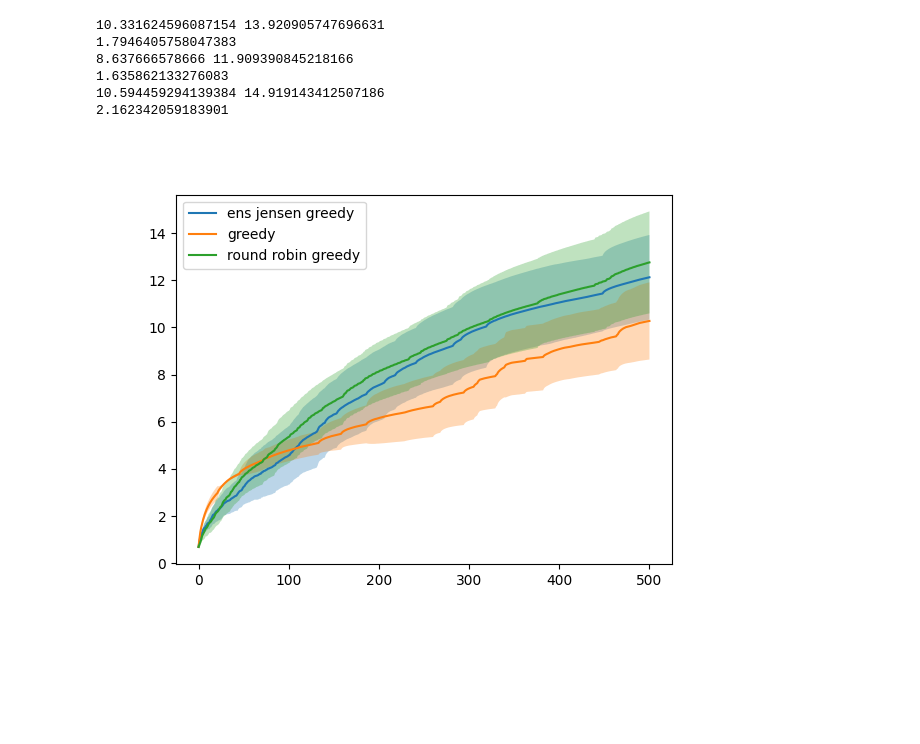
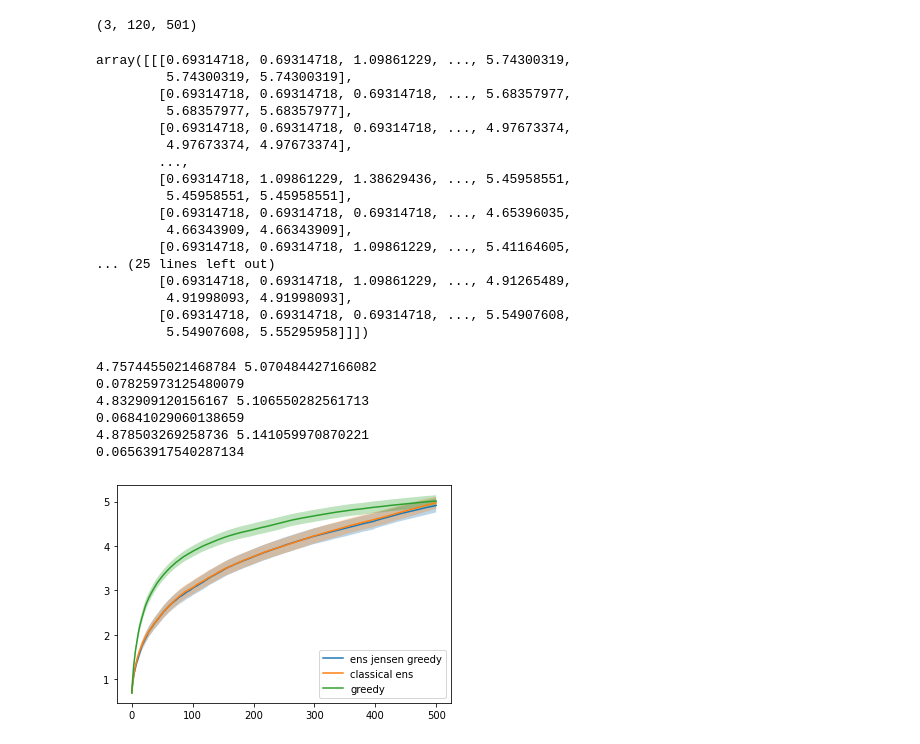
Before and after one commit to KrisNguyen135/diverse_as, a Jupyter notebook: notebooks/Performance/Drug utility.ipynb, the cells around one changed output. Drawn from its saved outputs; the diff is of its cells as text; code cells hidden in the pictures; blank space fills up the shorter version.

```diff
--- a/notebooks/Performance/Drug utility.ipynb
+++ b/notebooks/Performance/Drug utility.ipynb
@@ -26,9 +26,9 @@ num_exps = 120
 num_repeats_per_exp = 1
 
 policies = [
-    # 'ens jensen greedy',
-    # 'greedy',
+    'ens jensen greedy',
     'classical ens',
+    'greedy',
     # 'round robin greedy',
 ]
 utility_function = log_utility
@@ -37,7 +37,7 @@ n_classes = group_size + 1
 init_size = 1
 budget = 500
 
-basepath = '../../data/results/drug'
+basepath = os.path.join('../../data/results', data)
 
 
 utilities = np.ones(
@@ -46,7 +46,7 @@ utilities = np.ones(
 
 for p_ind, policy in enumerate(policies):
     for exp_ind in range(num_exps):
-        path = os.path.join(basepath, f'ecfp{exp_ind + 1}', str(group_size), policy)
+        path = os.path.join(basepath, f'{data}{exp_ind + 1}', str(group_size), policy)
         for i in range(num_repeats_per_exp):
             labels = np.loadtxt(
                 os.path.join(path, f'{policy}__labels__{i + 1}.csv'),
@@ -71,7 +67,7 @@ array([[13.36915342, 10.6266705 , 12.3829716 ],
 # %%
 for p_ind, policy in enumerate(policies):
-    print(f'{policy}: {utilities[p_ind, :, :, -1].mean():.4f}')
-    sns.kdeplot(utilities[p_ind, :, :, -1].flatten(), alpha=0.4, shade=True, label=policy)
+    print(f'{policy}: {utilities[p_ind, ..., -1].mean():.4f}')
+    sns.kdeplot(utilities[p_ind, ..., -1].flatten(), alpha=0.4, shade=True, label=policy)
 
-plt.legend();
+plt.legend(loc='upper left');
 # %% [output]
@@ -82,20 +100,48 @@ round robin greedy: 12.7568
+# %%
+squeezed_utilities =  utilities.reshape(
+    len(policies),
+    num_exps * num_repeats_per_exp,
+    budget + init_size
+)
+
+print(squeezed_utilities.shape)
+squeezed_utilities
+# %% [output]
+(3, 120, 501)
+array([[[0.69314718, 0.69314718, 1.09861229, ..., 5.74300319,
+         5.74300319, 5.74300319],
+        [0.69314718, 0.69314718, 0.69314718, ..., 5.68357977,
+         5.68357977, 5.68357977],
+        [0.69314718, 0.69314718, 0.69314718, ..., 4.97673374,
+         4.97673374, 4.97673374],
+        ...,
+        [0.69314718, 1.09861229, 1.38629436, ..., 5.45958551,
+         5.45958551, 5.45958551],
+        [0.69314718, 0.69314718, 0.69314718, ..., 4.65396035,
+         4.66343909, 4.66343909],
+        [0.69314718, 0.69314718, 1.09861229, ..., 5.41164605,
+... (25 lines left out)
+        [0.69314718, 0.69314718, 1.09861229, ..., 4.91265489,
+         4.91998093, 4.91998093],
+        [0.69314718, 0.69314718, 0.69314718, ..., 5.54907608,
+         5.54907608, 5.55295958]]])
 # %%
 plt.figure()
 
 for p_ind, policy in enumerate(policies):
-    plt.plot(utilities[p_ind].mean(axis=(0, 1)), label=policy)
-    lower, upper = DescrStatsW(utilities[p_ind].reshape(-1, budget + init_size)).tconfint_mean()
+    plt.plot(squeezed_utilities[p_ind].mean(axis=0), label=policy)
+    lower, upper = DescrStatsW(squeezed_utilities[p_ind]).tconfint_mean()
     plt.fill_between(np.arange(init_size + budget), lower, upper, alpha=0.3)
 
     print(lower[-1], upper[-1])
-    print((upper[-1] - lower[-1]) / 2)
+    print((upper[-1] - lower[-1]) / 4)
 
 plt.legend();
 # %% [output]
-10.331624596087154 13.920905747696631
-1.7946405758047383
-8.637666578666 11.909390845218166
-1.635862133276083
-10.594459294139384 14.919143412507186
-2.162342059183901
+4.7574455021468784 5.070484427166082
+0.07825973125480079
+4.832909120156167 5.106550282561713
+0.06841029060138659
+4.878503269258736 5.141059970870221
+0.06563917540287134
-[figure, old version]
+[figure, new version]
```
Also changed, not shown: parts of 6 cells of this notebook, 13 other files.
